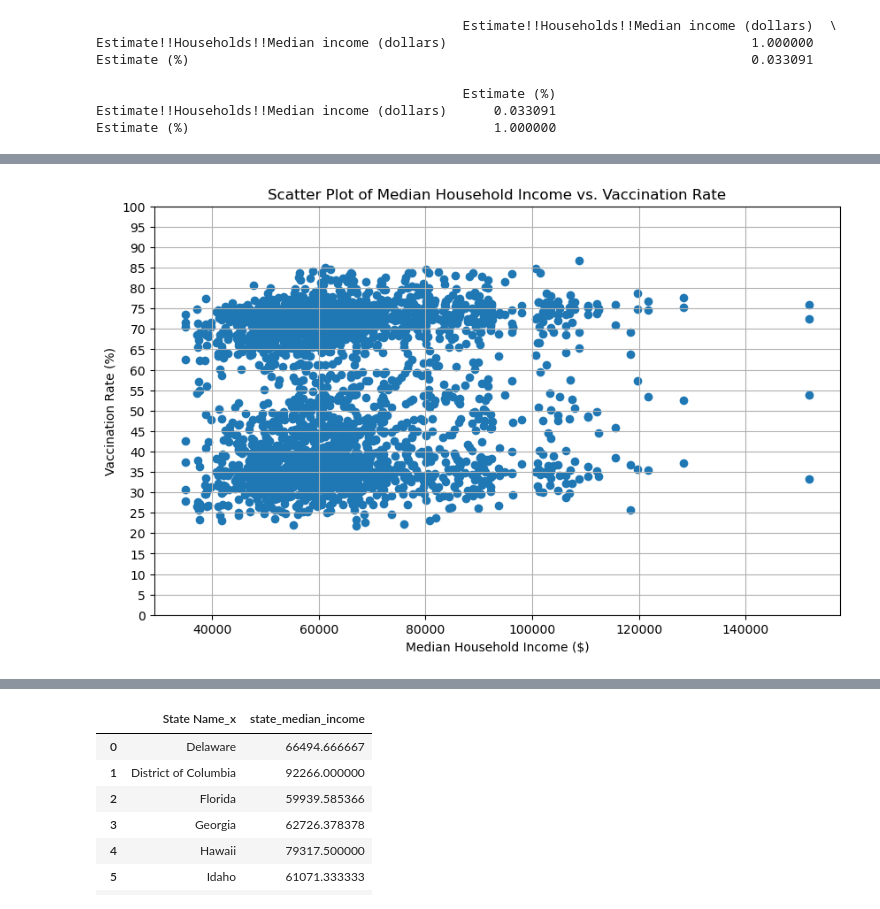
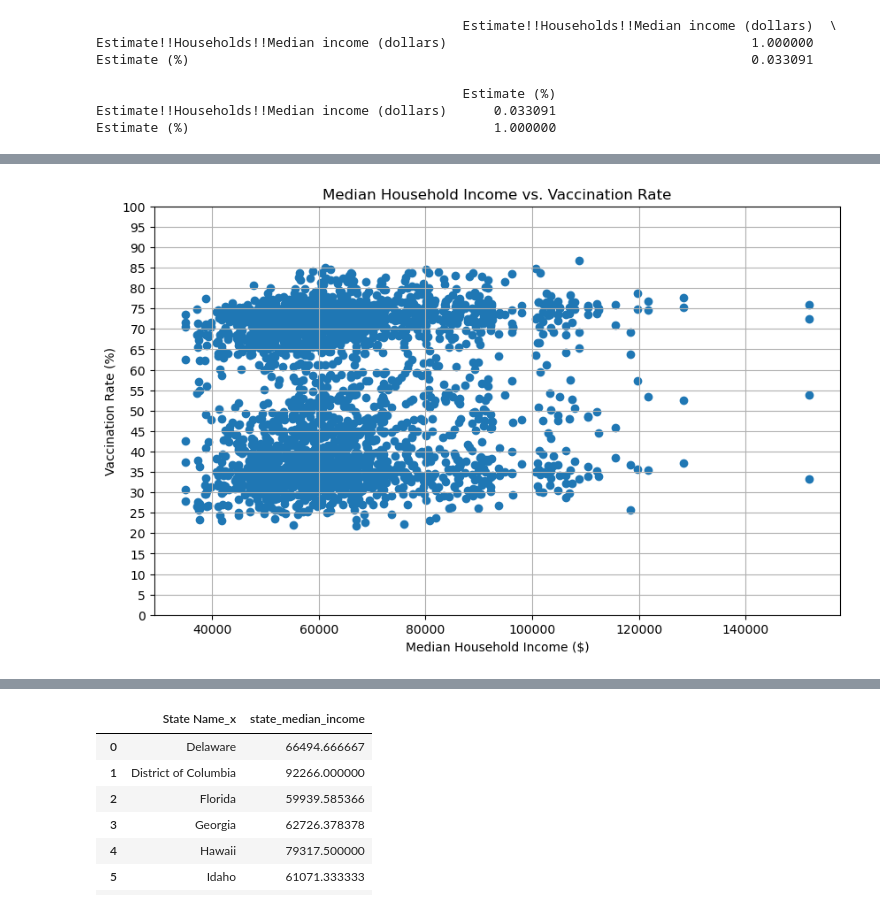
Before and after one commit to BrandyLarramore/Economic-Determinants-of-Healthcare-Decisions, a Jupyter notebook: notebooks/commonfips.ipynb, the cells around one changed output, grey strips where cells are left out. Cells and saved outputs as stored; diff of their text form; code cells hidden in the pictures.

```diff
--- a/notebooks/commonfips.ipynb
+++ b/notebooks/commonfips.ipynb
@@ -7,6 +7,6 @@ import seaborn as sns
 import numpy as np
 # %%
 file_path_i = '../data/income2019.csv'
-income_data = pd.read_csv(file_path_i, skiprows=[0])
+income_data = pd.read_csv(file_path_i)
 income_data.head
 # %% [output]
@@ -221,16 +221,16 @@ plt.show()
 # %%
 plt.figure(figsize=(10, 6))
 plt.scatter(year_filtered_fips['Estimate!!Households!!Median income (dollars)'], year_filtered_fips['Estimate (%)'])
 
 plt.yticks(np.arange(0, 101, 5))  #makes it go by 5s
 
-plt.title('Scatter Plot of Median Household Income vs. Vaccination Rate')
+plt.title('Median Household Income vs. Vaccination Rate')
 plt.xlabel('Median Household Income ($)')
 plt.ylabel('Vaccination Rate (%)')
 plt.grid(True)
 
 plt.ylim(0, 100) #makes y axsis from 0 to 100
 
 plt.show()
 # %% [output]
-[figure, old version]
+[figure, new version]
```
Also changed, not shown: parts of 12 cells of this notebook, 25 other files.
